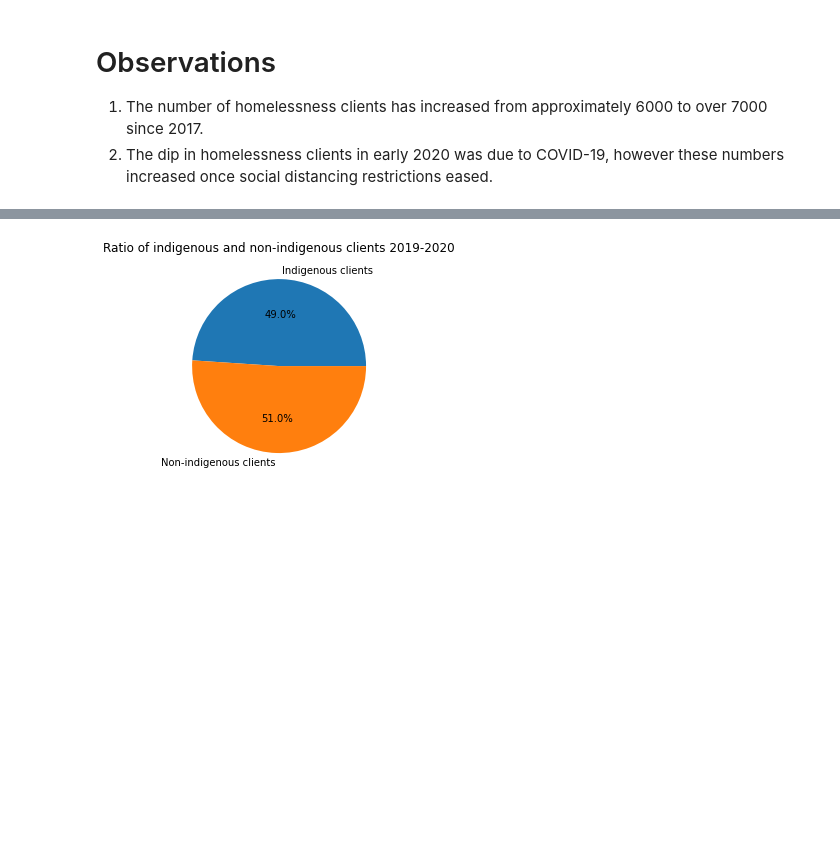
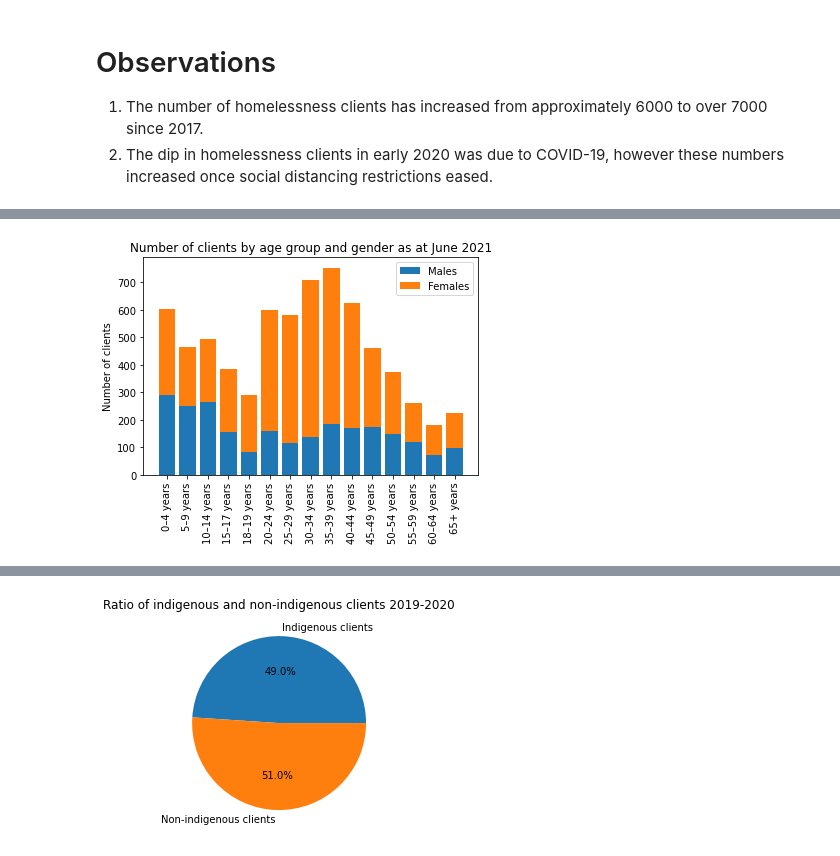
Before and after one commit to briginmis/project-1, a Jupyter notebook: data.ipynb, the cells around one changed output, grey strips where cells are left out. Drawn from its saved outputs; the diff is of its cells as text; code cells hidden in the pictures; blank space fills up the shorter version.

```diff
--- a/data.ipynb
+++ b/data.ipynb
@@ -92,0 +77,9 @@ plt.show()
+# %%
+age_df = clean_df
+age_df = clean_df.loc[((clean_df["Sex"] == "Female")
+                      | (clean_df["Sex"] == "Male"))
+                      & (clean_df["Age group"] != "All Females")
+                      & (clean_df["Age group"] != "All Males")
+                      & (clean_df["Date"] == "2021-06-01")
+            ]
+age_df
@@ -93,2 +104,20 @@ plt.show()
+# %%
+#Create stacked bar chart, visualising the number of clients by age group and gender
+male = age_df[["Age group","Homeless clients"]].loc[age_df["Sex"] == "Male"]
+female = age_df[["Age group","Homeless clients"]].loc[age_df["Sex"] == "Female"]
+
+fig, ax = plt.subplots()
+
+ax.bar(male["Age group"], male["Homeless clients"], label = "Males")
+ax.bar(female["Age group"], female["Homeless clients"], label = "Females", bottom = male["Homeless clients"])
+
+ax.set_title("Number of clients by age group and gender as at June 2021")
+ax.set_ylabel("Number of clients")
+plt.xticks(rotation = 90)
+ax.legend()
+
+plt.show()
+# %% [output]
+[figure, added]
 # %% [markdown]
 # Observations
```
Also changed, not shown: parts of 5 cells of this notebook, 3 other files.
